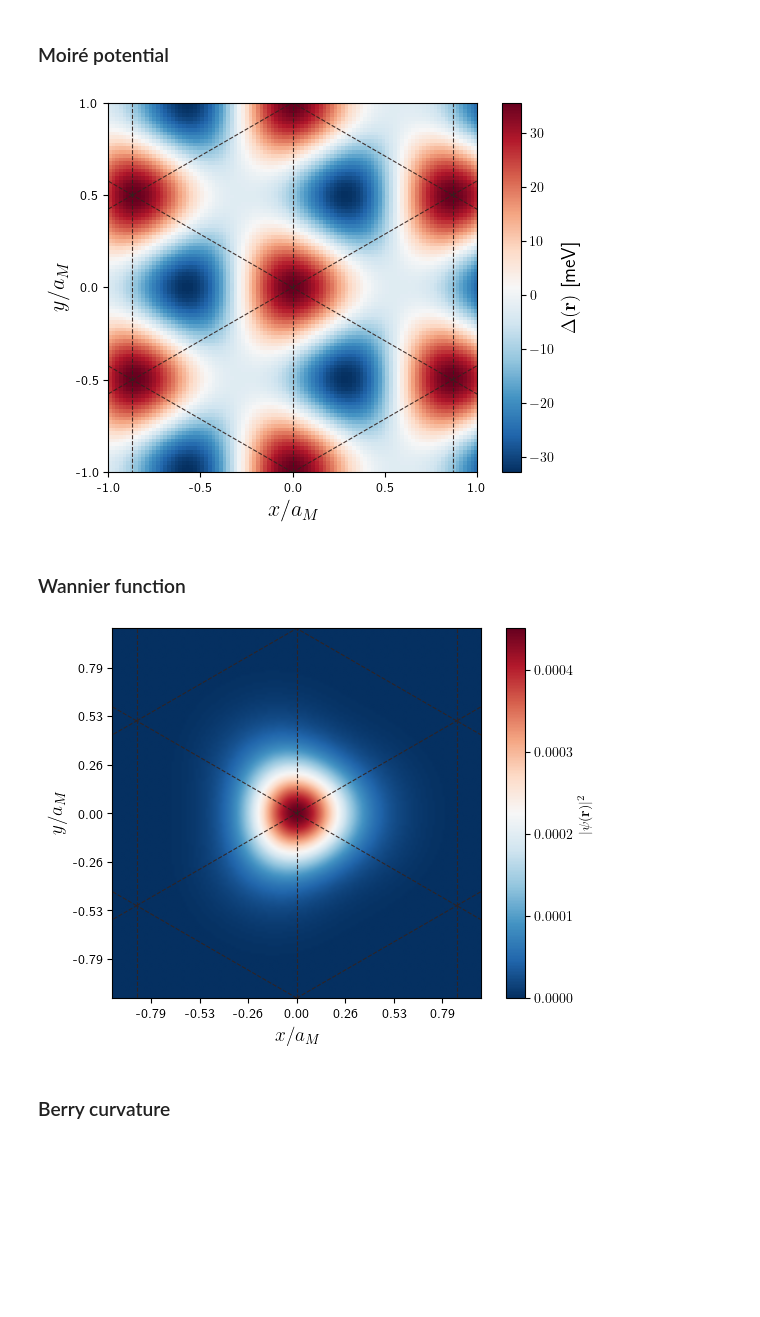
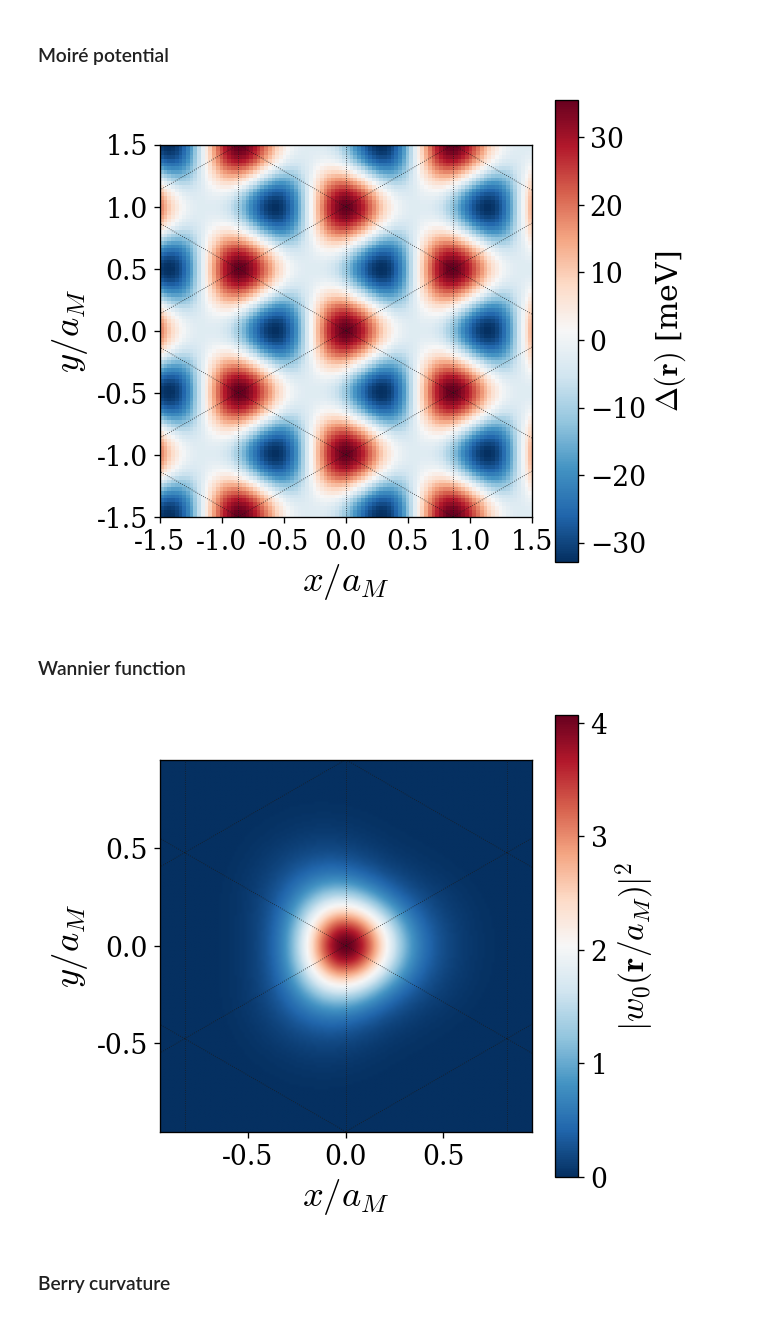
Before and after one commit to sanhq17/moire_heterobilayers, a Jupyter notebook: notebooks/general.ipynb, the cells around one changed output. Cells and saved outputs as stored; diff of their text form; code cells hidden in the pictures; blank space fills up the shorter version.

```diff
--- a/notebooks/general.ipynb
+++ b/notebooks/general.ipynb
@@ -37,12 +51,12 @@ plt.savefig("plots/two_bands.pdf", dpi=300, bbox_inches="tight")
 # %%
 from matplotlib.ticker import FuncFormatter, MultipleLocator
 fig, ax = plt.subplots()
-scale = 1.0
+scale = 1.5
 extent = [-scale * sys.aM, scale * sys.aM, -scale * sys.aM, scale * sys.aM]
 im = sys.plot_moire_potential(ax, extent, resolution=100)
 sys.plot_triangular_lattice(ax, extent)
 cbar = fig.colorbar(im, ax=ax)
-cbar.set_label(r"$\Delta(\mathbf{r})$ [meV]", fontsize=14)
+cbar.set_label(r"$\Delta(\mathbf{r})$ [meV]", fontsize=18)
 
 aM_i = sys.aM
 ax.xaxis.set_major_formatter(FuncFormatter(lambda val, pos, L=aM_i: f'{val/L:.1f}'))
@@ -51,31 +65,42 @@ ax.xaxis.set_major_locator(MultipleLocator(0.5 * aM_i))
 ax.yaxis.set_major_locator(MultipleLocator(0.5 * aM_i))
 #sys.plot_triangular_lattice(ax, extent)
 
-ax.set_xlabel(r'$x/a_M$', fontsize=16)
-ax.set_ylabel(r'$y/a_M$', fontsize=16)
-plt.savefig("plots/moire_potential.pdf", dpi=300, bbox_inches='tight')
+ax.set_xlabel(r'$x/a_M$', fontsize=22)
+ax.set_ylabel(r'$y/a_M$', fontsize=22)
+plt.savefig("plots/moire_potential.svg", dpi=300, bbox_inches='tight', transparent=True, pad_inches=0)
 # %% [output]
-[figure, old version]
+[figure, new version]
 # %% [markdown]
 ### Wannier function
 # %%
+from matplotlib.ticker import ScalarFormatter
+
 fig, ax = plt.subplots()
 scale = 1.0
 extent = [-scale * sys.aM, scale * sys.aM, -scale * sys.aM, scale * sys.aM]
 k_points = sys.mesh_k_unit_cell()
 x = np.linspace(-2 * sys.aM, 2 * sys.aM, 300)
 y = np.linspace(-2 * sys.aM, 2 * sys.aM, 300)
 X, Y = np.meshgrid(x, y)
-im = sys.plot_wannier_function(ax, X, Y, k_points)#, cmap='coolwarm')
+im = sys.plot_wannier_function(ax, X, Y, k_points, cmap='RdBu_r')#, cmap='coolwarm')
 sys.plot_triangular_lattice(ax, extent)
 
-ax.xaxis.set_major_formatter(FuncFormatter(lambda val, pos: f'{val/sys.aM:.2f}'))
-ax.yaxis.set_major_formatter(FuncFormatter(lambda val, pos: f'{val/sys.aM:.2f}'))
-plt.xlabel(r'$x/a_M$', fontsize=14)
-plt.ylabel(r'$y/a_M$', fontsize=14)
-plt.colorbar(im, ax=ax, label=r'$|\psi(\mathbf{r})|^2$', orientation='vertical');
+ax.xaxis.set_major_formatter(FuncFormatter(lambda val, pos: f'{val/sys.aM:.1f}'))
+ax.yaxis.set_major_formatter(FuncFormatter(lambda val, pos: f'{val/sys.aM:.1f}'))
+plt.xlabel(r'$x/a_M$', fontsize=22)
+plt.ylabel(r'$y/a_M$', fontsize=22)
+cbar = plt.colorbar(im, ax=ax, label=r'$|w_0(\mathbf{r})|^2$', orientation='vertical');
+cbar.set_label(r"$|w_0(\mathbf{r}/a_M)|^2$", fontsize=20)
+formatter = ScalarFormatter(useMathText=True)
+formatter.set_scientific(True)
+formatter.set_powerlimits((0, 0))   # Always use scientific notation
+
+cbar.formatter = formatter
+cbar.update_ticks()
+
+plt.savefig("plots/wannier_function.svg", dpi=300, bbox_inches='tight', transparent=True, pad_inches=0)
 # %% [output]
-[figure, old version]
+[figure, new version]
 # %% [markdown]
 ### Berry curvature
 # %%
```
Also changed, not shown: parts of 11 cells of this notebook, 37 other files.
